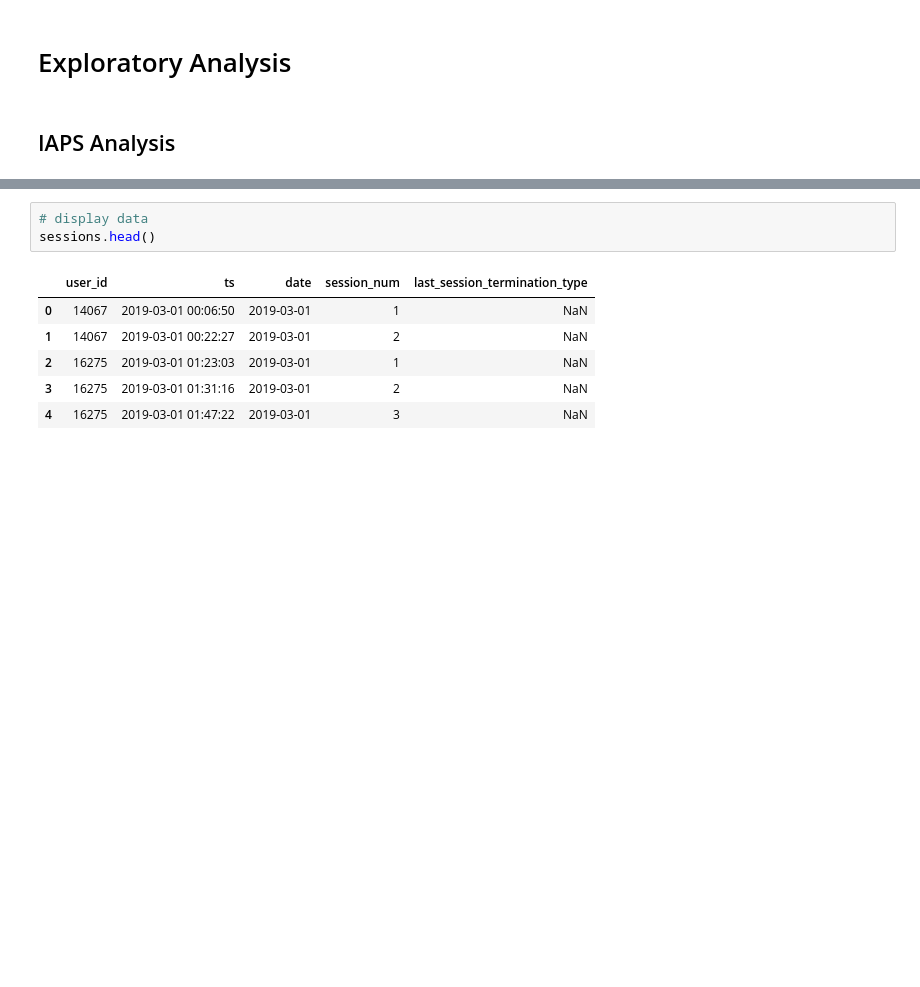
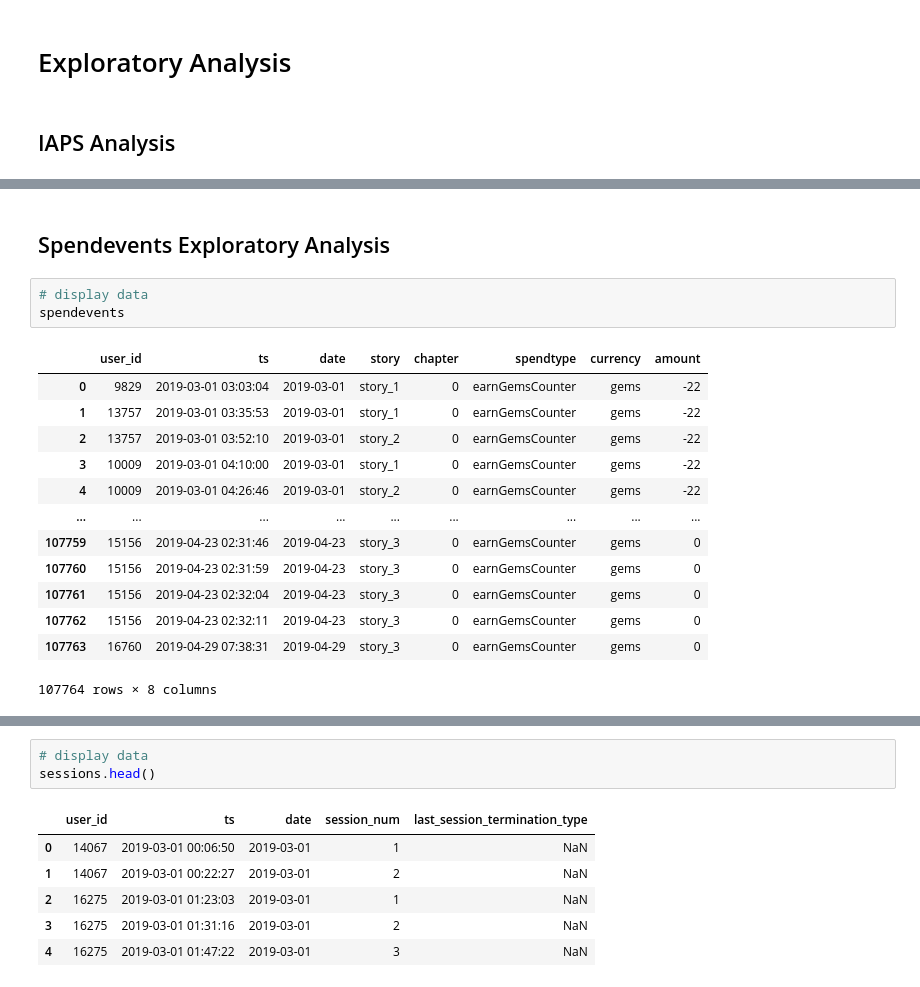
Before and after one commit to ericyeonpark/pg_data_exploratory_analysis, a Jupyter notebook: data_exploration_Eric_Park.ipynb, the cells around one changed output, grey strips where cells are left out. Saved outputs shown, nothing was run; the diff lists cells and outputs as text; blank space fills up the shorter version.

Commit message:
added introductory analysis for IAPS and Spendevents Exploratory Analysis

```diff
--- a/data_exploration_Eric_Park.ipynb
+++ b/data_exploration_Eric_Park.ipynb
@@ -96,0 +195,19 @@ Name: date, Length: 67, dtype: int64
+# %% [markdown]
+## Spendevents Exploratory Analysis
+# %%
+# display data
+spendevents
+# %% [output]
+|  | user_id | ts | date | story | chapter | spendtype | currency | amount |
+| 0 | 9829 | 2019-03-01 03:03:04 | 2019-03-01 | story_1 | 0 | earnGemsCounter | gems | -22 |
+| 1 | 13757 | 2019-03-01 03:35:53 | 2019-03-01 | story_1 | 0 | earnGemsCounter | gems | -22 |
+| 2 | 13757 | 2019-03-01 03:52:10 | 2019-03-01 | story_2 | 0 | earnGemsCounter | gems | -22 |
+| 3 | 10009 | 2019-03-01 04:10:00 | 2019-03-01 | story_1 | 0 | earnGemsCounter | gems | -22 |
+| 4 | 10009 | 2019-03-01 04:26:46 | 2019-03-01 | story_2 | 0 | earnGemsCounter | gems | -22 |
+| ... | ... | ... | ... | ... | ... | ... | ... | ... |
+| 107759 | 15156 | 2019-04-23 02:31:46 | 2019-04-23 | story_3 | 0 | earnGemsCounter | gems | 0 |
+| 107760 | 15156 | 2019-04-23 02:31:59 | 2019-04-23 | story_3 | 0 | earnGemsCounter | gems | 0 |
+| 107761 | 15156 | 2019-04-23 02:32:04 | 2019-04-23 | story_3 | 0 | earnGemsCounter | gems | 0 |
+| 107762 | 15156 | 2019-04-23 02:32:11 | 2019-04-23 | story_3 | 0 | earnGemsCounter | gems | 0 |
+| 107763 | 16760 | 2019-04-29 07:38:31 | 2019-04-29 | story_3 | 0 | earnGemsCounter | gems | 0 |
+107764 rows × 8 columns
```
Also changed, not shown: parts of 21 cells of this notebook.
